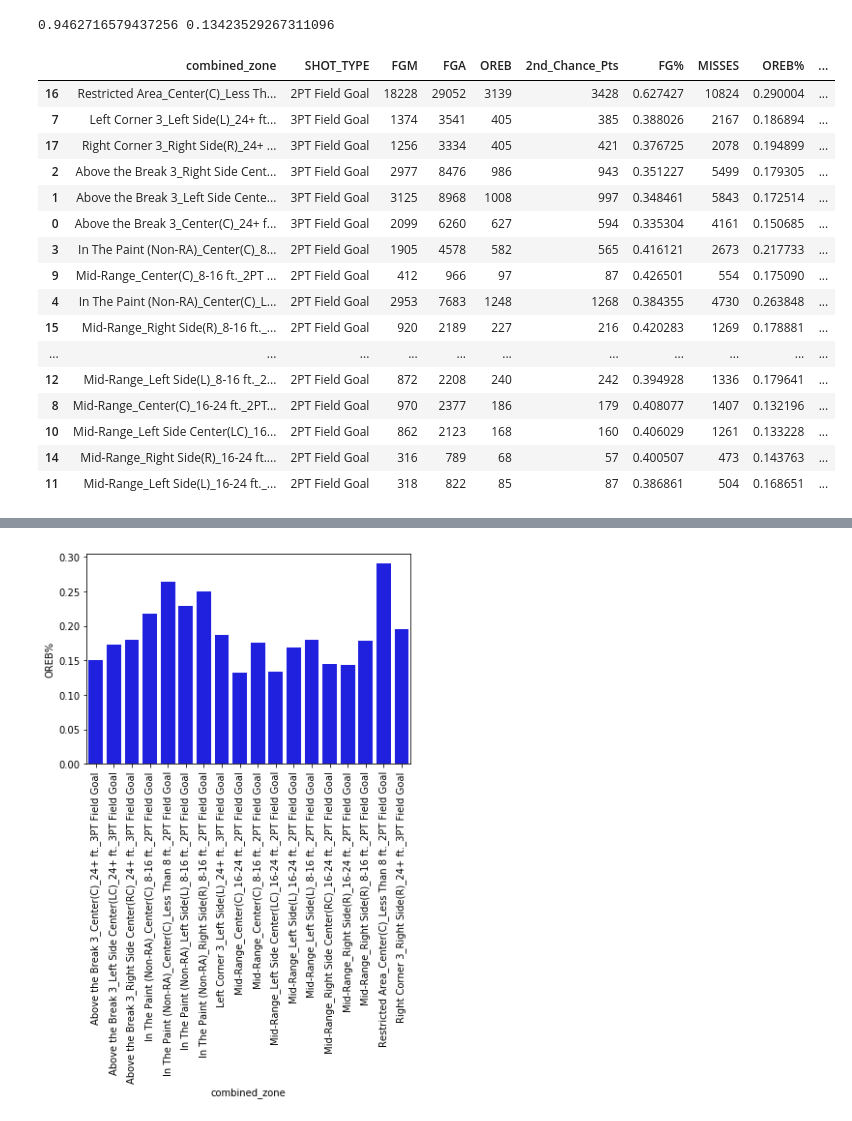
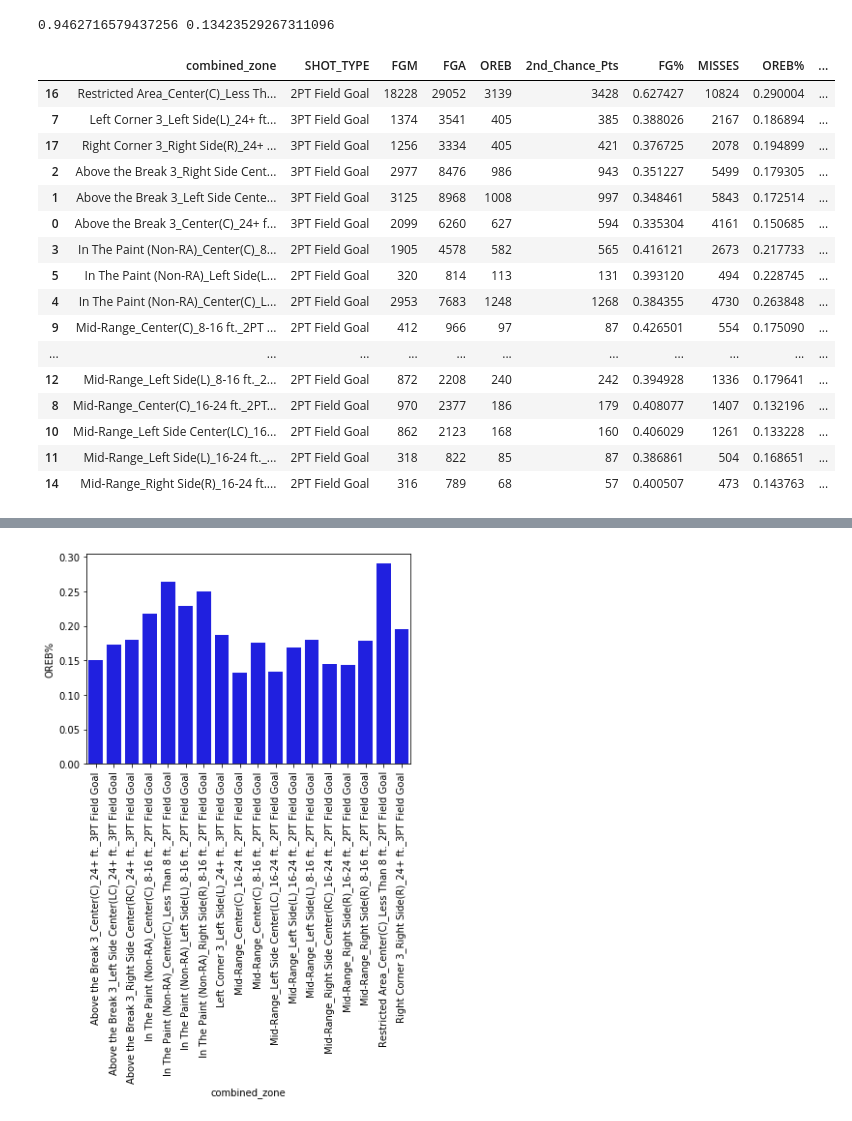
Before and after one commit to scottyla19/nylon, a Jupyter notebook: expected-value/Expected Points per Shot.ipynb, the cells around one changed output, grey strips where cells are left out. Saved outputs shown, nothing was run; the diff lists cells and outputs as text; code cells hidden in the pictures.

```diff
--- a/expected-value/Expected Points per Shot.ipynb
+++ b/expected-value/Expected Points per Shot.ipynb
@@ -297,32 +297,32 @@ print(stat, p)
 # %% [output]
 0.9462716579437256 0.13423529267311096
 # %%
-calcMeanPtsOREB= player_by_zone['pts_per_OREB'].mean()
-calcStdPtsOREB= player_by_zone['pts_per_OREB'].std()
+calcMeanPtsOREB= league_by_zone['pts_per_OREB'].mean()
+calcStdPtsOREB= league_by_zone['pts_per_OREB'].std()
 nbaMeanOREB_PTS= nbaREB['PTS/OREB'].mean()
 nbaStdOREB_PTS= nbaREB['PTS/OREB'].std()
 # %%
 league_by_zone['z_pts_per_OREB'] = (league_by_zone.pts_per_OREB - calcMeanPtsOREB)/calcStdPtsOREB
 
 league_by_zone['scaled_pts_per_OREB'] = league_by_zone['z_pts_per_OREB']* nbaStdOREB_PTS + nbaMeanOREB_PTS
 league_by_zone['xpps'] = league_by_zone["FG%"] * league_by_zone.shot_value + (1- league_by_zone['FG%'])*league_by_zone["OREB%"]*league_by_zone.scaled_pts_per_OREB
 
-league_by_zone.sort_values("xpps", ascending=False)
+# league_by_zone.sort_values("xpps", ascending=False)
 # %% [output]
 |  | combined_zone | SHOT_TYPE | FGM | FGA | OREB | 2nd_Chance_Pts | FG% | MISSES | OREB% | ... |
 | 16 | Restricted Area_Center(C)_Less Th... | 2PT Field Goal | 18228 | 29052 | 3139 | 3428 | 0.627427 | 10824 | 0.290004 | ... |
 | 7 | Left Corner 3_Left Side(L)_24+ ft... | 3PT Field Goal | 1374 | 3541 | 405 | 385 | 0.388026 | 2167 | 0.186894 | ... |
 | 17 | Right Corner 3_Right Side(R)_24+ ... | 3PT Field Goal | 1256 | 3334 | 405 | 421 | 0.376725 | 2078 | 0.194899 | ... |
 | 2 | Above the Break 3_Right Side Cent... | 3PT Field Goal | 2977 | 8476 | 986 | 943 | 0.351227 | 5499 | 0.179305 | ... |
 | 1 | Above the Break 3_Left Side Cente... | 3PT Field Goal | 3125 | 8968 | 1008 | 997 | 0.348461 | 5843 | 0.172514 | ... |
 | 0 | Above the Break 3_Center(C)_24+ f... | 3PT Field Goal | 2099 | 6260 | 627 | 594 | 0.335304 | 4161 | 0.150685 | ... |
 | 3 | In The Paint (Non-RA)_Center(C)_8... | 2PT Field Goal | 1905 | 4578 | 582 | 565 | 0.416121 | 2673 | 0.217733 | ... |
+| 5 | In The Paint (Non-RA)_Left Side(L... | 2PT Field Goal | 320 | 814 | 113 | 131 | 0.393120 | 494 | 0.228745 | ... |
+| 4 | In The Paint (Non-RA)_Center(C)_L... | 2PT Field Goal | 2953 | 7683 | 1248 | 1268 | 0.384355 | 4730 | 0.263848 | ... |
 | 9 | Mid-Range_Center(C)_8-16 ft._2PT ... | 2PT Field Goal | 412 | 966 | 97 | 87 | 0.426501 | 554 | 0.175090 | ... |
-| 4 | In The Paint (Non-RA)_Center(C)_L... | 2PT Field Goal | 2953 | 7683 | 1248 | 1268 | 0.384355 | 4730 | 0.263848 | ... |
-| 15 | Mid-Range_Right Side(R)_8-16 ft._... | 2PT Field Goal | 920 | 2189 | 227 | 216 | 0.420283 | 1269 | 0.178881 | ... |
 | ... | ... | ... | ... | ... | ... | ... | ... | ... | ... | ... |
 | 12 | Mid-Range_Left Side(L)_8-16 ft._2... | 2PT Field Goal | 872 | 2208 | 240 | 242 | 0.394928 | 1336 | 0.179641 | ... |
 | 8 | Mid-Range_Center(C)_16-24 ft._2PT... | 2PT Field Goal | 970 | 2377 | 186 | 179 | 0.408077 | 1407 | 0.132196 | ... |
 | 10 | Mid-Range_Left Side Center(LC)_16... | 2PT Field Goal | 862 | 2123 | 168 | 160 | 0.406029 | 1261 | 0.133228 | ... |
+| 11 | Mid-Range_Left Side(L)_16-24 ft._... | 2PT Field Goal | 318 | 822 | 85 | 87 | 0.386861 | 504 | 0.168651 | ... |
 | 14 | Mid-Range_Right Side(R)_16-24 ft.... | 2PT Field Goal | 316 | 789 | 68 | 57 | 0.400507 | 473 | 0.143763 | ... |
-| 11 | Mid-Range_Left Side(L)_16-24 ft._... | 2PT Field Goal | 318 | 822 | 85 | 87 | 0.386861 | 504 | 0.168651 | ... |
```
Also changed, not shown: parts of 9 cells of this notebook, 6 other files.
